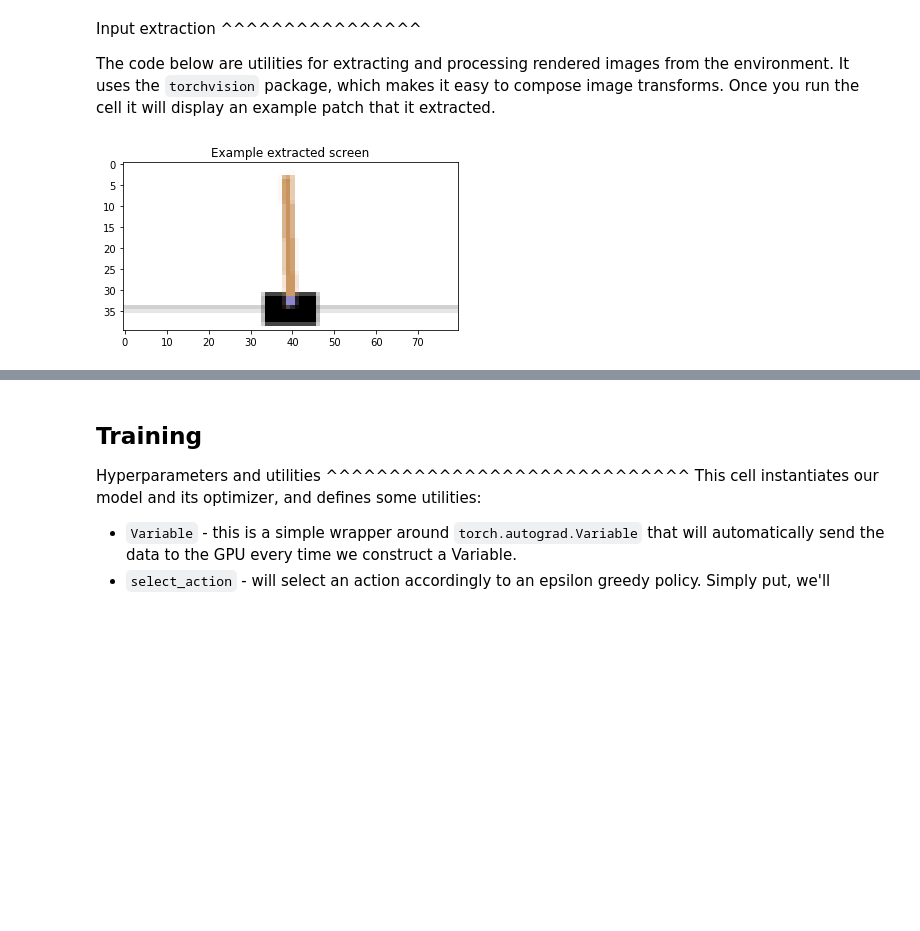
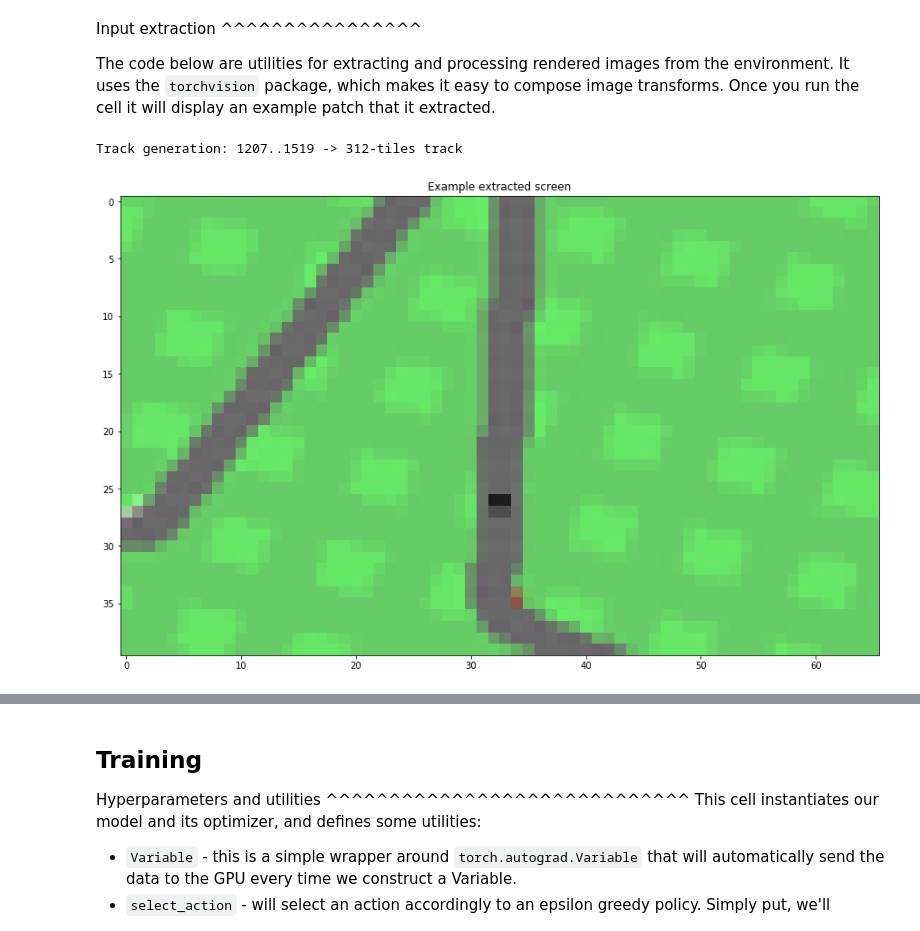
Before and after one commit to hahakumquat/stat234-project, a Jupyter notebook: carracing.ipynb, the cells around one changed output, grey strips where cells are left out. Saved outputs shown, nothing was run; the diff lists cells and outputs as text; code cells hidden in the pictures; blank space fills up the shorter version.

```diff
--- a/carracing.ipynb
+++ b/carracing.ipynb
@@ -1,5 +1,6 @@
 # %%
 %matplotlib inline
+matplotlib.rcParams['figure.figsize'] = (15, 10)
 # %% [markdown]
 
 Reinforcement Learning (DQN) tutorial
@@ -225,48 +226,50 @@ images from the environment. It uses the ``torchvision`` package, which
 makes it easy to compose image transforms. Once you run the cell it will
 display an example patch that it extracted.
 # %%
-# resize = T.Compose([T.ToPILImage(),
-#                     T.Scale(40, interpolation=Image.CUBIC),
-#                     T.ToTensor()])
+resize = T.Compose([T.ToPILImage(),
+                    T.Scale(40, interpolation=Image.CUBIC),
+                    T.ToTensor()])
 
-# # This is based on the code from gym.
-# screen_width = 600
+# This is based on the code from gym.
+screen_width = 600
 
 
-# def get_cart_location():
+def get_cart_location():
+    return 300
 #     world_width = env.x_threshold * 2
 #     scale = screen_width / world_width
 #     return int(env.state[0] * scale + screen_width / 2.0)  # MIDDLE OF CART
 
 
-# def get_screen():
-#     screen = env.render(mode='rgb_array').transpose(
-#         (2, 0, 1))  # transpose into torch order (CHW)
-#     # Strip off the top and bottom of the screen
-#     screen = screen[:, 160:320]
-#     view_width = 320
-#     cart_location = get_cart_location()
-#     if cart_location < view_width // 2:
-#         slice_range = slice(view_width)
-#     elif cart_location > (screen_width - view_width // 2):
-#         slice_range = slice(-view_width, None)
-#     else:
-#         slice_range = slice(cart_location - view_width // 2,
-#                             cart_location + view_width // 2)
-#     # Strip off the edges, so that we have a square image centered on a cart
-#     screen = screen[:, :, slice_range]
-#     # Convert to float, rescare, convert to torch tensor
-#     # (this doesn't require a copy)
-#     screen = np.ascontiguousarray(screen, dtype=np.float32) / 255
-#     screen = torch.from_numpy(screen)
-#     # Resize, and add a batch dimension (BCHW)
-#     return resize(screen).unsqueeze(0).type(Tensor)
+def get_screen(): # need to chop off the black parts
+    screen = env.render(mode='rgb_array').transpose(
+        (2, 0, 1))  # transpose into torch order (CHW)
+    # Strip off the top and bottom of the screen
+    screen = screen[:, 260:320]
+    view_width = 100
+    cart_location = get_cart_location()
+    if cart_location < view_width // 2:
+        slice_range = slice(view_width)
+    elif cart_location > (screen_width - view_width // 2):
+        slice_range = slice(-view_width, None)
+    else:
+        slice_range = slice(cart_location - view_width // 2,
+                            cart_location + view_width // 2)
+    # Strip off the edges, so that we have a square image centered on a cart
+    screen = screen[:, :, slice_range]
+    # Convert to float, rescare, convert to torch tensor
+    # (this doesn't require a copy)
+    screen = np.ascontiguousarray(screen, dtype=np.float32) / 255
+    screen = torch.from_numpy(screen)
+    # Resize, and add a batch dimension (BCHW)
+    return resize(screen).unsqueeze(0).type(Tensor)
 
-# env.reset()
-# plt.figure()
-# plt.imshow(get_screen().cpu().squeeze(0).permute(1, 2, 0).numpy(),
-#            interpolation='none')
-# plt.title('Example extracted screen')
-# plt.show()
+env.reset()
+plt.figure()
+plt.imshow(get_screen().cpu().squeeze(0).permute(1, 2, 0).numpy(),
+           interpolation='none')
+plt.title('Example extracted screen')
+plt.show()
 # %% [output]
+Track generation: 1207..1519 -> 312-tiles track
-[figure, old version]
+[figure, new version]
```
Also changed, not shown: parts of 6 cells of this notebook, 1 other file.
